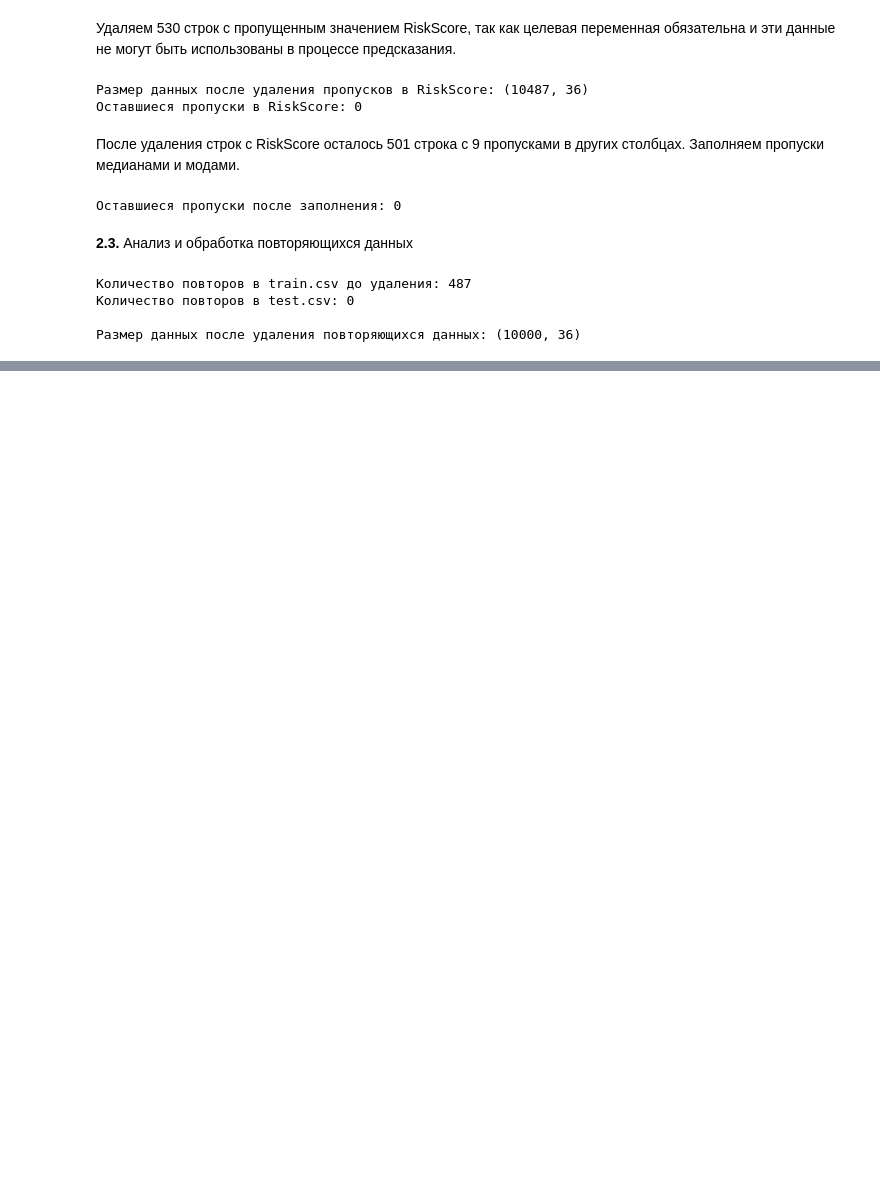
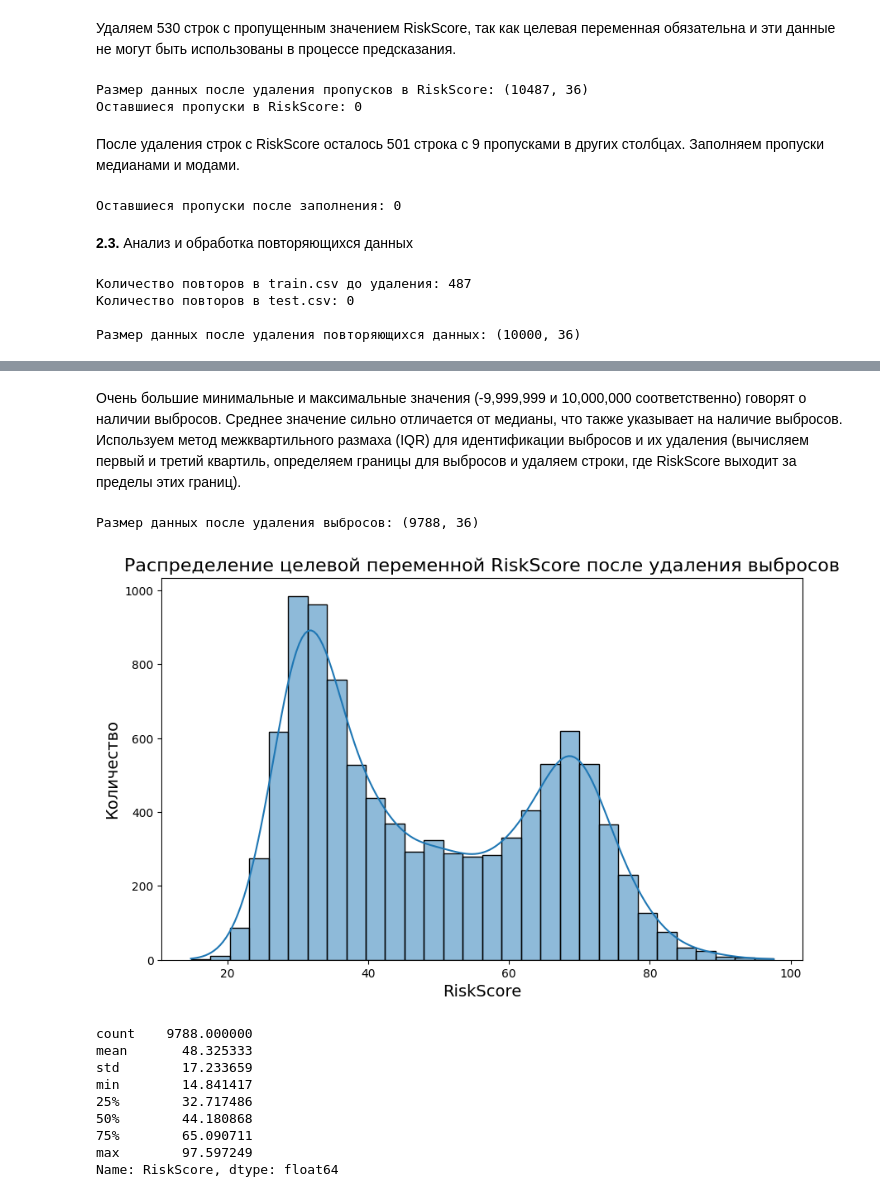
Before and after one commit to Idashxdx/ML, a Jupyter notebook: lab1/ml_lab1.ipynb, the cells around one changed output, grey strips where cells are left out. Cells and saved outputs as stored; diff of their text form; code cells hidden in the pictures; blank space fills up the shorter version.

```diff
--- a/lab1/ml_lab1.ipynb
+++ b/lab1/ml_lab1.ipynb
@@ -140,0 +196,29 @@ print(f"\nРазмер данных после удаления повторяю
+# %% [markdown]
+Очень большие минимальные и максимальные значения (-9,999,999 и 10,000,000 соответственно) говорят о наличии выбросов. Среднее значение сильно отличается от медианы, что также указывает на наличие выбросов. Используем метод межквартильного размаха (IQR) для идентификации выбросов и их удаления (вычисляем первый и третий квартиль, определяем границы для выбросов и удаляем строки, где RiskScore выходит за пределы этих границ).
+# %%
+Q1 = train['RiskScore'].quantile(0.25)
+Q3 = train['RiskScore'].quantile(0.75)
+IQR = Q3 - Q1
+lower_bound = Q1 - 1.5 * IQR
+upper_bound = Q3 + 1.5 * IQR
+train_no_outliers = train[(train['RiskScore'] >= lower_bound) & (train['RiskScore'] <= upper_bound)]
+print(f"Размер данных после удаления выбросов: {train_no_outliers.shape}")
+plt.figure(figsize=(10, 6))
+sns.histplot(train_no_outliers['RiskScore'], kde=True, bins=30)
+plt.title('Распределение целевой переменной RiskScore после удаления выбросов', fontsize=16)
+plt.xlabel('RiskScore', fontsize=14)
+plt.ylabel('Количество', fontsize=14)
+plt.show()
+print(train_no_outliers['RiskScore'].describe())
+# %% [output]
+Размер данных после удаления выбросов: (9788, 36)
+[figure, added]
+count    9788.000000
+mean       48.325333
+std        17.233659
+min        14.841417
+25%        32.717486
+50%        44.180868
+75%        65.090711
+max        97.597249
+Name: RiskScore, dtype: float64
```
Also changed, not shown: parts of 6 cells of this notebook.
